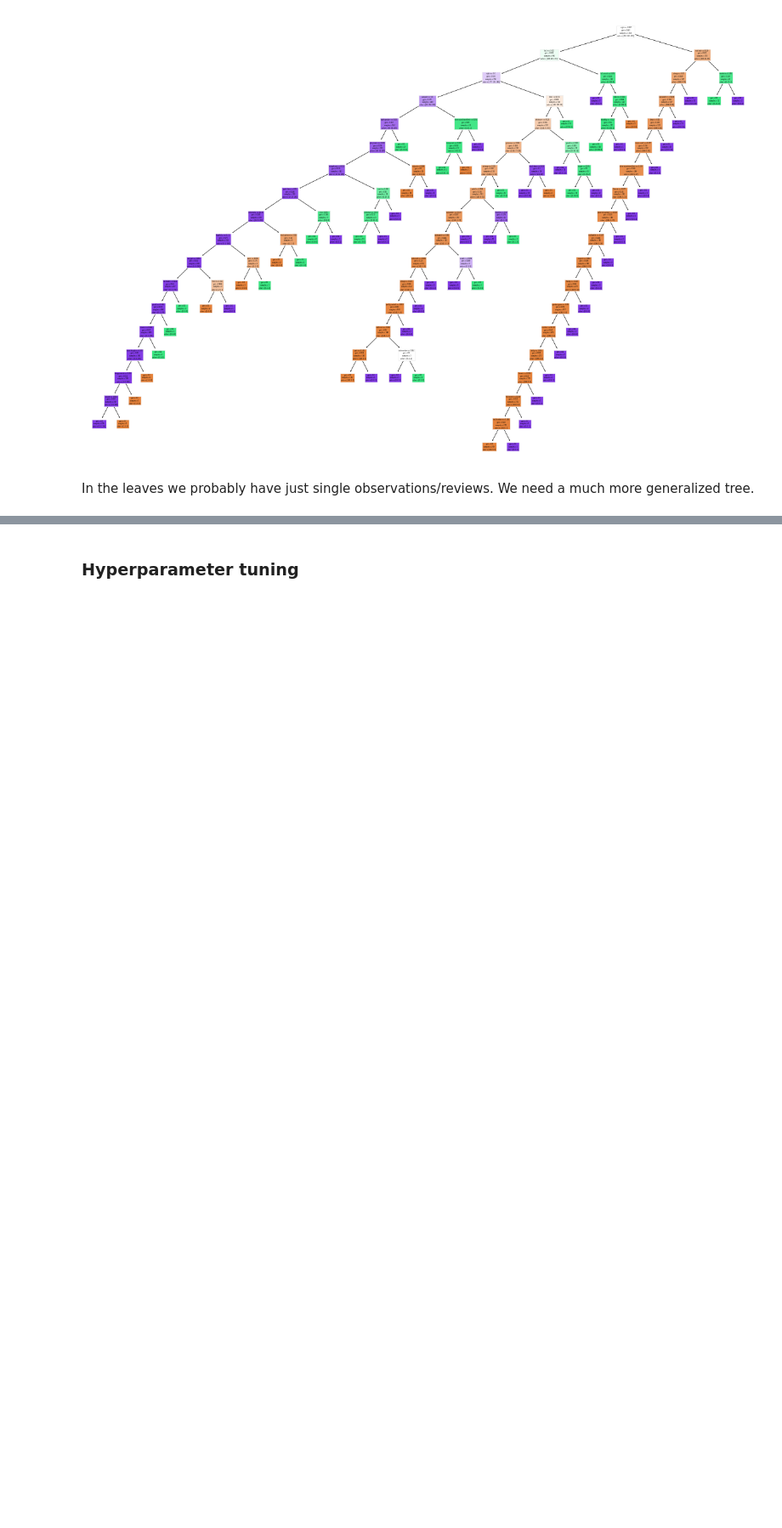
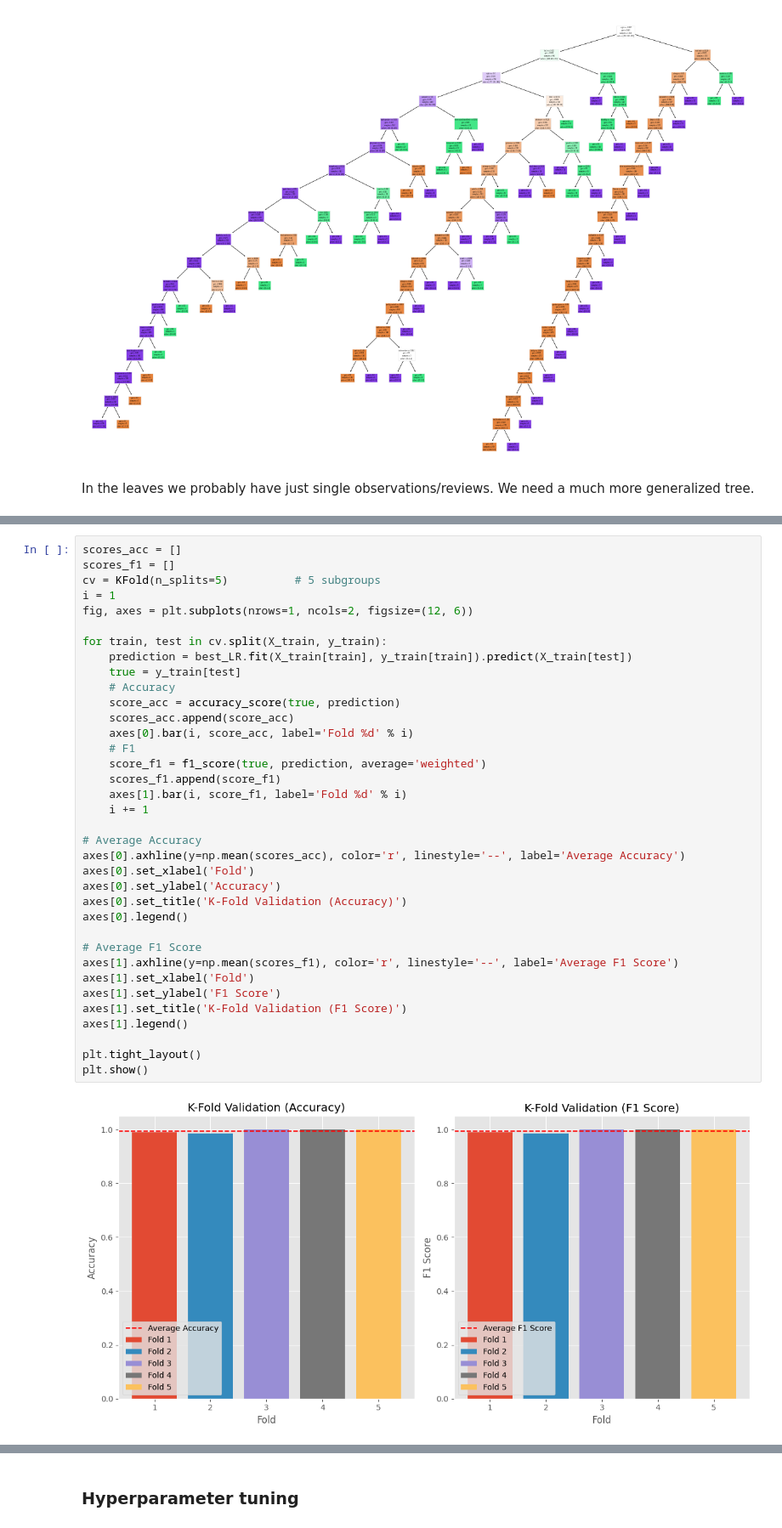
Before and after one commit to DavidAlexanderMoe/Sentiment-Analysis-and-Web-Scraping, a Jupyter notebook: Scripts/Analysis/4. Model Selection and Evaluation.ipynb, the cells around one changed output, grey strips where cells are left out. Shown at 85% size. Cells and saved outputs as stored; diff of their text form; blank space fills up the shorter version.

```diff
--- a/Scripts/Analysis/4. Model Selection and Evaluation.ipynb
+++ b/Scripts/Analysis/4. Model Selection and Evaluation.ipynb
@@ -117,0 +122,38 @@ In the leaves we probably have just single observations/reviews. We need a much
+# %%
+scores_acc = []
+scores_f1 = []
+cv = KFold(n_splits=5)          # 5 subgroups
+i = 1
+fig, axes = plt.subplots(nrows=1, ncols=2, figsize=(12, 6))
+
+for train, test in cv.split(X_train, y_train):
+    prediction = best_LR.fit(X_train[train], y_train[train]).predict(X_train[test])
+    true = y_train[test]
+    # Accuracy
+    score_acc = accuracy_score(true, prediction)
+    scores_acc.append(score_acc)
+    axes[0].bar(i, score_acc, label='Fold %d' % i)
+    # F1
+    score_f1 = f1_score(true, prediction, average='weighted')
+    scores_f1.append(score_f1)
+    axes[1].bar(i, score_f1, label='Fold %d' % i)
+    i += 1
+
+# Average Accuracy
+axes[0].axhline(y=np.mean(scores_acc), color='r', linestyle='--', label='Average Accuracy')
+axes[0].set_xlabel('Fold')
+axes[0].set_ylabel('Accuracy')
+axes[0].set_title('K-Fold Validation (Accuracy)')
+axes[0].legend()
+
+# Average F1 Score
+axes[1].axhline(y=np.mean(scores_f1), color='r', linestyle='--', label='Average F1 Score')
+axes[1].set_xlabel('Fold')
+axes[1].set_ylabel('F1 Score')
+axes[1].set_title('K-Fold Validation (F1 Score)')
+axes[1].legend()
+
+plt.tight_layout()
+plt.show()
+# %% [output]
+[figure, added]
```
Also changed, not shown: parts of 11 cells of this notebook.
